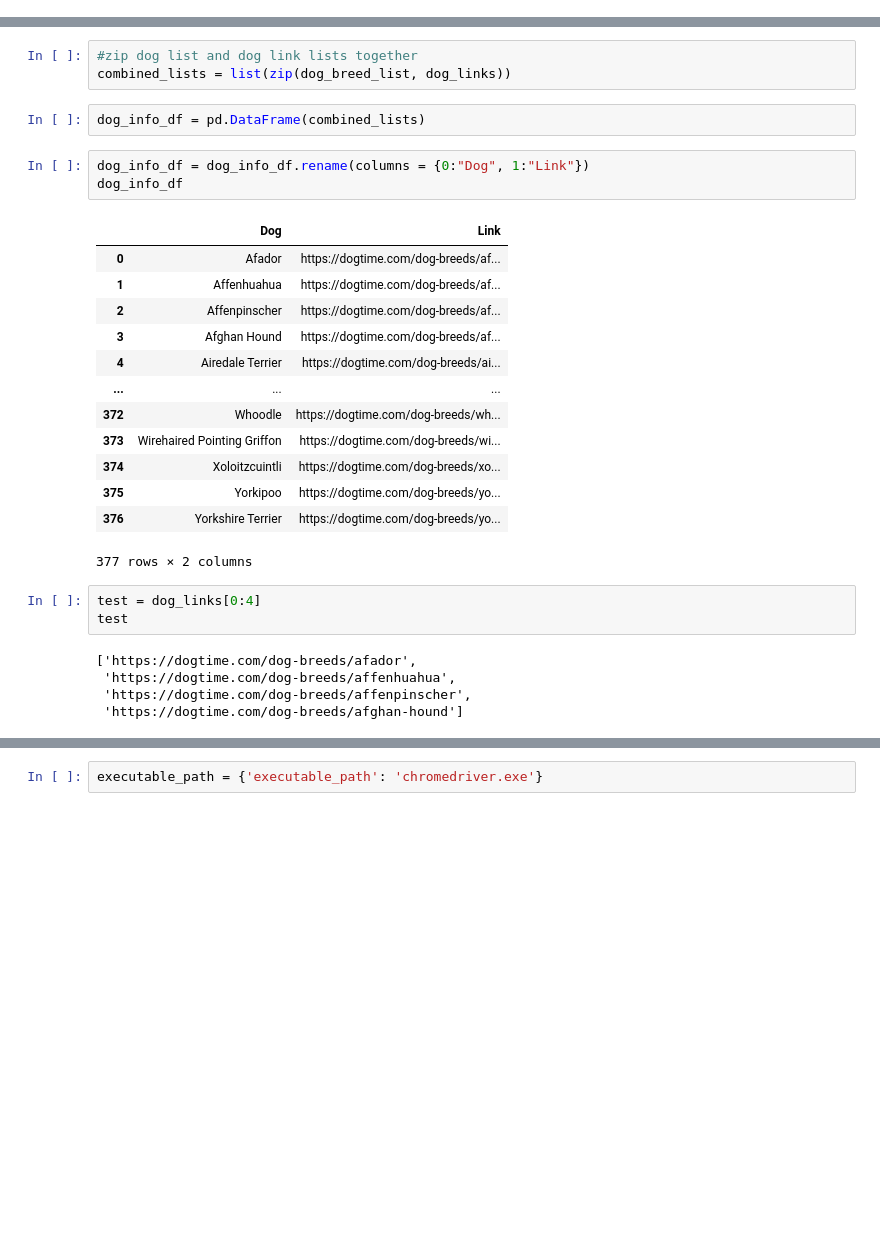
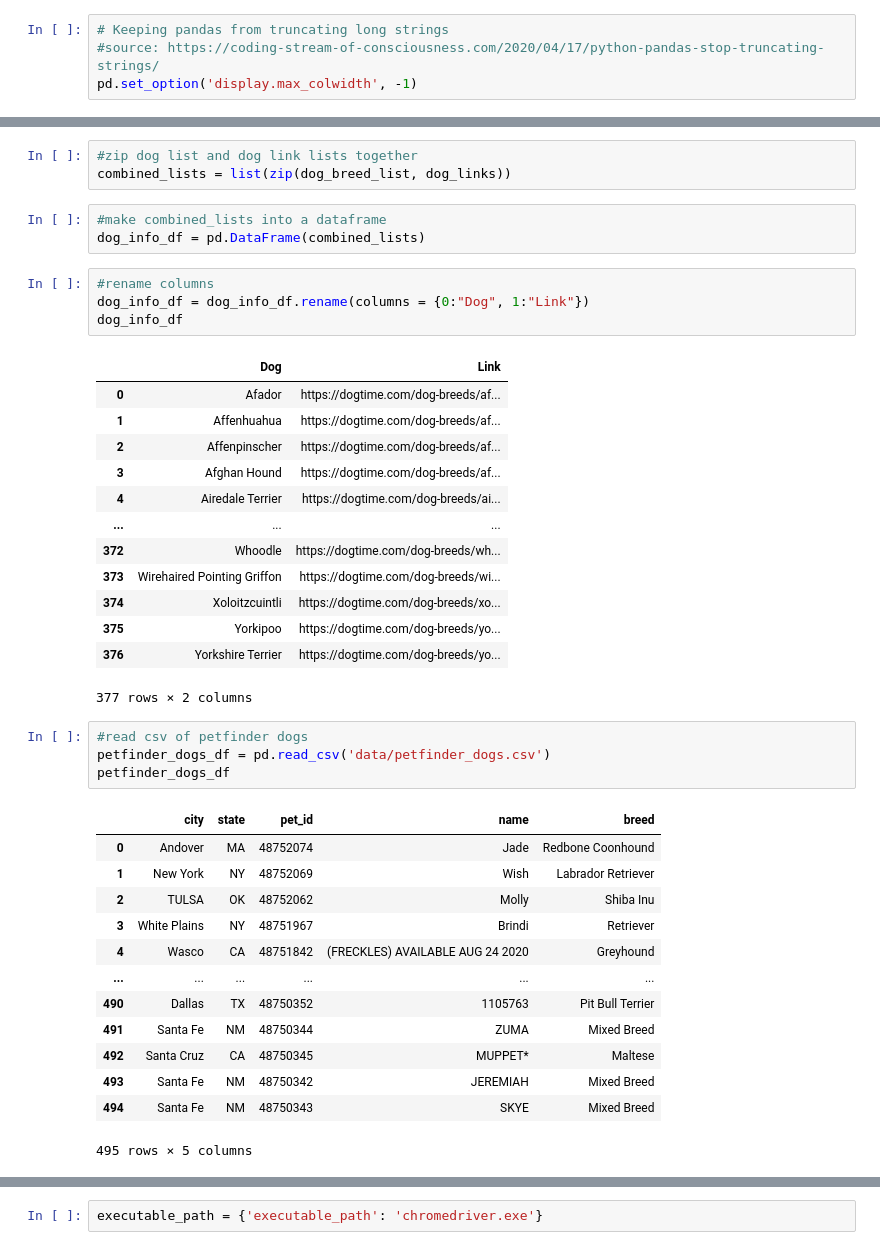
Before and after one commit to hannah8075/ETL-challenge, a Jupyter notebook: Dog_Breed_info_cleaning.ipynb, the cells around one changed output, grey strips where cells are left out. Cells and saved outputs as stored; diff of their text form; blank space fills up the shorter version.

```diff
--- a/Dog_Breed_info_cleaning.ipynb
+++ b/Dog_Breed_info_cleaning.ipynb
@@ -10,6 +10,10 @@ import time
  # Initialize PyMongo to work with MongoDBs
 # conn = 'mongodb://localhost:27017'
 # client = pymongo.MongoClient(conn)
+# %%
+# Keeping pandas from truncating long strings
+#source: https://coding-stream-of-consciousness.com/2020/04/17/python-pandas-stop-truncating-strings/
+pd.set_option('display.max_colwidth', -1)
 # %%
 # URL of page to be scraped
 url = 'https://dogtime.com/dog-breeds'
@@ -56,9 +60,11 @@ for result in results:
 # %%
 #zip dog list and dog link lists together
 combined_lists = list(zip(dog_breed_list, dog_links))
-# %%
-dog_info_df = pd.DataFrame(combined_lists)
+# %%
+#make combined_lists into a dataframe
+dog_info_df = pd.DataFrame(combined_lists)
 # %%
+#rename columns
 dog_info_df = dog_info_df.rename(columns = {0:"Dog", 1:"Link"})
 dog_info_df
 # %% [output]
@@ -75,11 +81,21 @@ dog_info_df
 | 375 | Yorkipoo | https://dogtime.com/dog-breeds/yo... |
 | 376 | Yorkshire Terrier | https://dogtime.com/dog-breeds/yo... |
 377 rows × 2 columns
-# %%
-test = dog_links[0:4]
-test
-# %% [output]
-['https://dogtime.com/dog-breeds/afador',
- 'https://dogtime.com/dog-breeds/affenhuahua',
- 'https://dogtime.com/dog-breeds/affenpinscher',
- 'https://dogtime.com/dog-breeds/afghan-hound']
+# %%
+#read csv of petfinder dogs
+petfinder_dogs_df = pd.read_csv('data/petfinder_dogs.csv')
+petfinder_dogs_df
+# %% [output]
+|  | city | state | pet_id | name | breed |
+| 0 | Andover | MA | 48752074 | Jade | Redbone Coonhound |
+| 1 | New York | NY | 48752069 | Wish | Labrador Retriever |
+| 2 | TULSA | OK | 48752062 | Molly | Shiba Inu |
+| 3 | White Plains | NY | 48751967 | Brindi | Retriever |
+| 4 | Wasco | CA | 48751842 | (FRECKLES) AVAILABLE AUG 24 2020 | Greyhound |
+| ... | ... | ... | ... | ... | ... |
+| 490 | Dallas | TX | 48750352 | 1105763 | Pit Bull Terrier |
+| 491 | Santa Fe | NM | 48750344 | ZUMA | Mixed Breed |
+| 492 | Santa Cruz | CA | 48750345 | MUPPET* | Maltese |
+| 493 | Santa Fe | NM | 48750342 | JEREMIAH | Mixed Breed |
+| 494 | Santa Fe | NM | 48750343 | SKYE | Mixed Breed |
+495 rows × 5 columns
```
Also changed, not shown: parts of 6 cells of this notebook, 1 other file.
